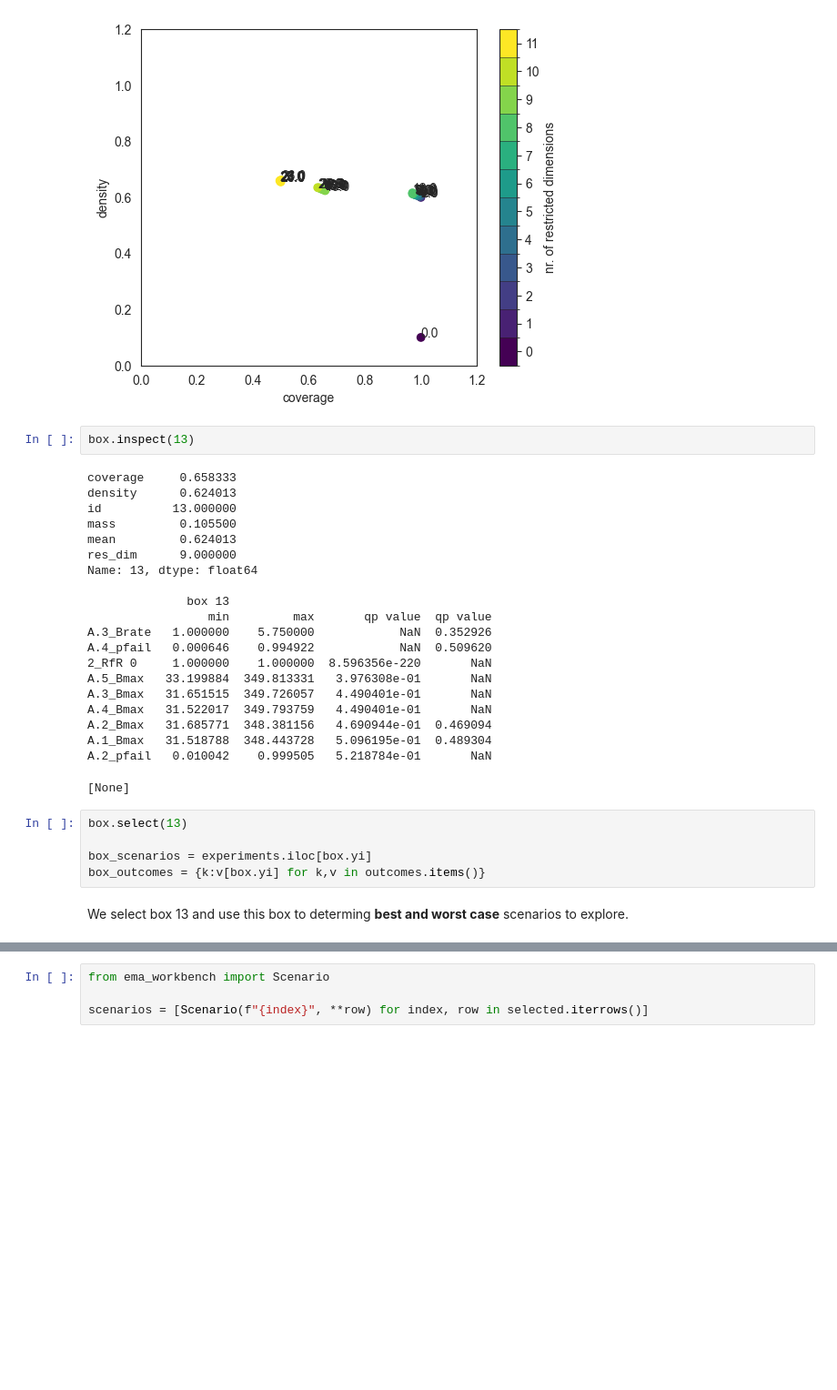
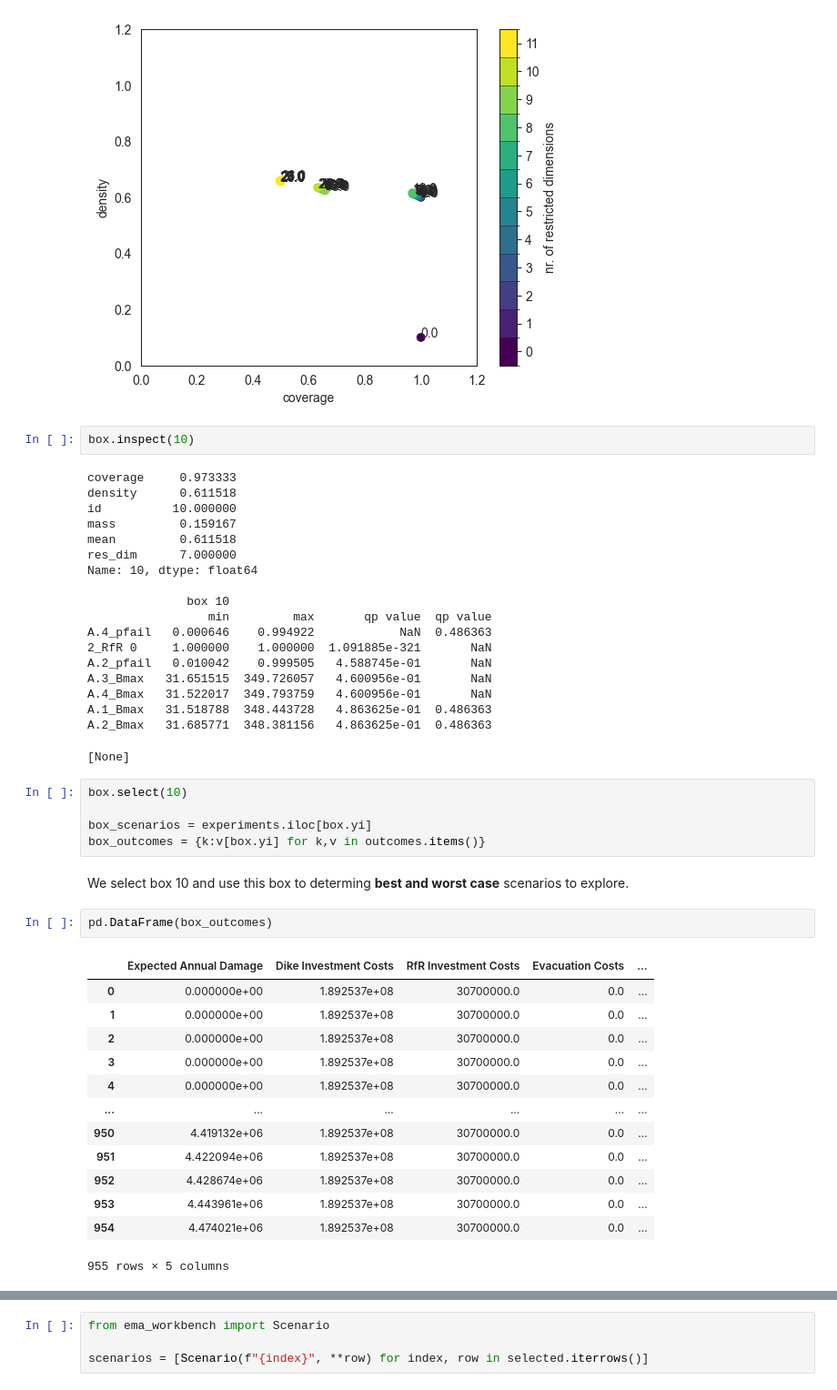
Before and after one commit to AnnedeKoeijer/EPA1361_Final_Group4, a Jupyter notebook: dike_model_optimization.ipynb, the cells around one changed output, grey strips where cells are left out. Shown at 91% size. Drawn from its saved outputs; the diff is of its cells as text; blank space fills up the shorter version.

```diff
--- a/dike_model_optimization.ipynb
+++ b/dike_model_optimization.ipynb
@@ -253,35 +249,49 @@ plt.show()
 # %% [output]
 [figure]
 # %%
-box.inspect(13)
+box.inspect(10)
 # %% [output]
-coverage     0.658333
-density      0.624013
-id          13.000000
-mass         0.105500
-mean         0.624013
-res_dim      9.000000
-Name: 13, dtype: float64
+coverage     0.973333
+density      0.611518
+id          10.000000
+mass         0.159167
+mean         0.611518
+res_dim      7.000000
+Name: 10, dtype: float64
 
-              box 13
+              box 10
                  min         max       qp value  qp value
-A.3_Brate   1.000000    5.750000            NaN  0.352926
-A.4_pfail   0.000646    0.994922            NaN  0.509620
-2_RfR 0     1.000000    1.000000  8.596356e-220       NaN
-A.5_Bmax   33.199884  349.813331   3.976308e-01       NaN
-A.3_Bmax   31.651515  349.726057   4.490401e-01       NaN
-A.4_Bmax   31.522017  349.793759   4.490401e-01       NaN
-A.2_Bmax   31.685771  348.381156   4.690944e-01  0.469094
-A.1_Bmax   31.518788  348.443728   5.096195e-01  0.489304
-A.2_pfail   0.010042    0.999505   5.218784e-01       NaN
+A.4_pfail   0.000646    0.994922            NaN  0.486363
+2_RfR 0     1.000000    1.000000  1.091885e-321       NaN
+A.2_pfail   0.010042    0.999505   4.588745e-01       NaN
+A.3_Bmax   31.651515  349.726057   4.600956e-01       NaN
+A.4_Bmax   31.522017  349.793759   4.600956e-01       NaN
+A.1_Bmax   31.518788  348.443728   4.863625e-01  0.486363
+A.2_Bmax   31.685771  348.381156   4.863625e-01  0.486363
 [None]
 # %%
-box.select(13)
+box.select(10)
 
 box_scenarios = experiments.iloc[box.yi]
 box_outcomes = {k:v[box.yi] for k,v in outcomes.items()}
 # %% [markdown]
-We select box 13 and use this box to determing **best and worst case** scenarios to explore.
+We select box 10 and use this box to determing **best and worst case** scenarios to explore.
+# %%
+pd.DataFrame(box_outcomes)
+# %% [output]
+|  | Expected Annual Damage | Dike Investment Costs | RfR Investment Costs | Evacuation Costs | ... |
+| 0 | 0.000000e+00 | 1.892537e+08 | 30700000.0 | 0.0 | ... |
+| 1 | 0.000000e+00 | 1.892537e+08 | 30700000.0 | 0.0 | ... |
+| 2 | 0.000000e+00 | 1.892537e+08 | 30700000.0 | 0.0 | ... |
+| 3 | 0.000000e+00 | 1.892537e+08 | 30700000.0 | 0.0 | ... |
+| 4 | 0.000000e+00 | 1.892537e+08 | 30700000.0 | 0.0 | ... |
+| ... | ... | ... | ... | ... | ... |
+| 950 | 4.419132e+06 | 1.892537e+08 | 30700000.0 | 0.0 | ... |
+| 951 | 4.422094e+06 | 1.892537e+08 | 30700000.0 | 0.0 | ... |
+| 952 | 4.428674e+06 | 1.892537e+08 | 30700000.0 | 0.0 | ... |
+| 953 | 4.443961e+06 | 1.892537e+08 | 30700000.0 | 0.0 | ... |
+| 954 | 4.474021e+06 | 1.892537e+08 | 30700000.0 | 0.0 | ... |
+955 rows × 5 columns
 # %%
 import numpy as np
 import pandas as pd
```
Also changed, not shown: parts of 7 cells of this notebook.
